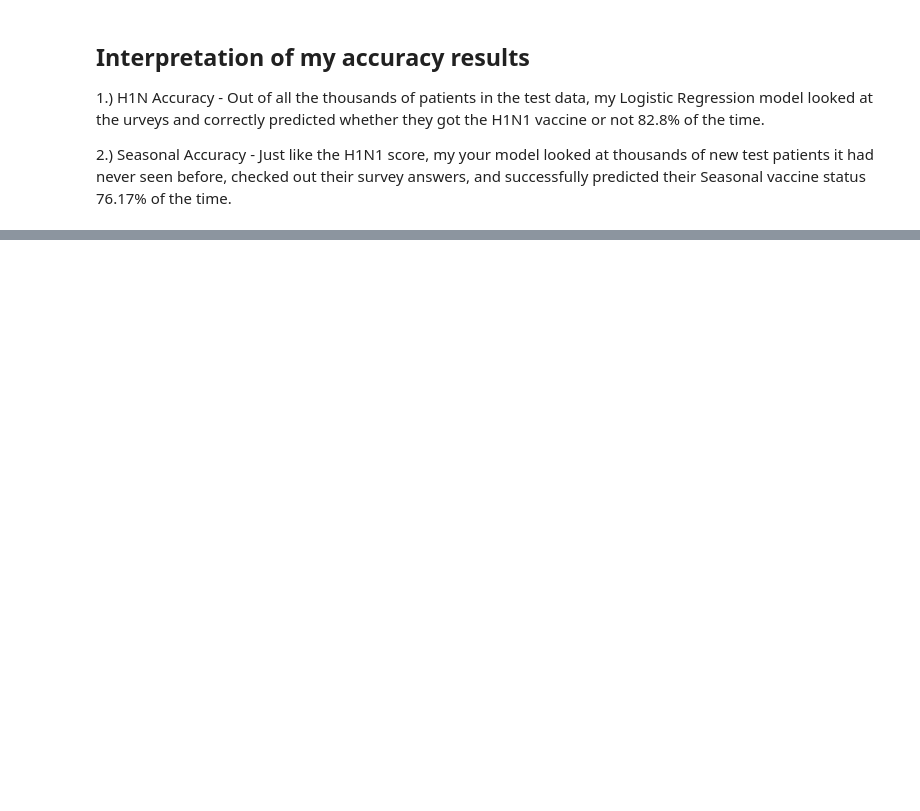
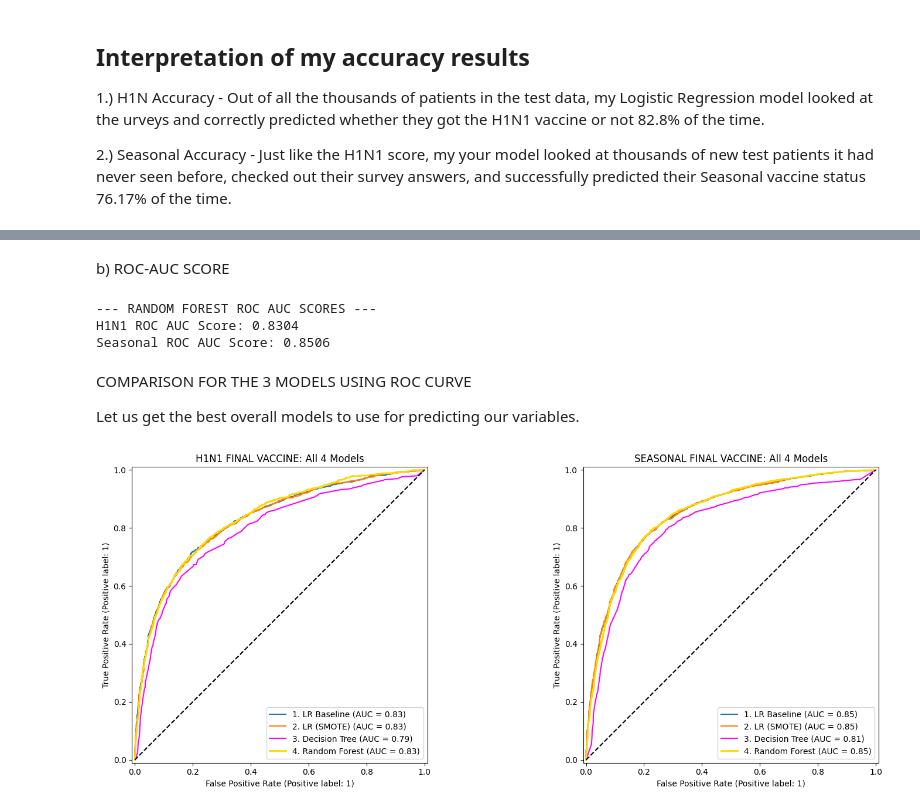
Before and after one commit to angelawachira-eng/H1N1_and_Seasonal_Flu_Vaccines---ML_Project, a Jupyter notebook: Vaccines_prediction_analysis.ipynb, the cells around one changed output, grey strips where cells are left out. Cells and saved outputs as stored; diff of their text form; code cells hidden in the pictures; blank space fills up the shorter version.

```diff
--- a/Vaccines_prediction_analysis.ipynb
+++ b/Vaccines_prediction_analysis.ipynb
@@ -774,0 +1296,8 @@ Name: proportion, dtype: float64
+# %%
+
+rf_h1n1 = RandomForestClassifier(n_estimators=100, max_depth=15, random_state=42)
+rf_h1n1.fit(X_train_h1n1_smoted, y_train_h1n1_smoted)
+
+
+rf_seasonal = RandomForestClassifier(n_estimators=100, max_depth=15, random_state=42)
+rf_seasonal.fit(X_train_scaled, y_train['seasonal_vaccine'])
@@ -774,0 +1378,42 @@ Name: proportion, dtype: float64
+# %% [markdown]
+b) ROC-AUC SCORE
+# %%
+from sklearn.metrics import roc_auc_score
+
+
+y_prob_rf_h1n1 = rf_h1n1.predict_proba(X_test_scaled)[:, 1]
+y_prob_rf_seas = rf_seasonal.predict_proba(X_test_scaled)[:, 1]
+
+
+print("--- RANDOM FOREST ROC AUC SCORES ---")
+print(f"H1N1 ROC AUC Score: {roc_auc_score(y_test_h1n1, y_prob_rf_h1n1):.4f}")
+print(f"Seasonal ROC AUC Score: {roc_auc_score(y_test['seasonal_vaccine'], y_prob_rf_seas):.4f}")
+# %% [output]
+--- RANDOM FOREST ROC AUC SCORES ---
+H1N1 ROC AUC Score: 0.8304
+Seasonal ROC AUC Score: 0.8506
+# %% [markdown]
+COMPARISON FOR THE 3 MODELS USING ROC CURVE
+
+Let us get the best overall models to use for predicting our variables.
+# %%
+
+fig, (ax1, ax2) = plt.subplots(1, 2, figsize=(16, 6))
+# --- LEFT GRAPH: H1N1 (All 4 Models) ---
+RocCurveDisplay.from_estimator(h1n1_base, X_test_scaled, y_test['h1n1_vaccine'], ax=ax1, name="1. LR Baseline")
+RocCurveDisplay.from_estimator(lr_h1n1, X_test_scaled, y_test['h1n1_vaccine'], ax=ax1, name="2. LR (SMOTE)")
+RocCurveDisplay.from_estimator(decision_tree_h1n1, X_test_scaled, y_test['h1n1_vaccine'], ax=ax1, name="3. Decision Tree", color="magenta")
+RocCurveDisplay.from_estimator(rf_h1n1, X_test_scaled, y_test['h1n1_vaccine'], ax=ax1, name="4. Random Forest", color="gold", linewidth=2)
+ax1.plot([0,1], [0,1], linestyle='--', color='black')
+ax1.set_title("H1N1 FINAL VACCINE: All 4 Models")
+# --- RIGHT GRAPH: SEASONAL (All 4 Models) ---
+RocCurveDisplay.from_estimator(seasonal_base, X_test_scaled, y_test['seasonal_vaccine'], ax=ax2, name="1. LR Baseline")
+RocCurveDisplay.from_estimator(lr_seasonal, X_test_scaled, y_test['seasonal_vaccine'], ax=ax2, name="2. LR (SMOTE)")
+RocCurveDisplay.from_estimator(decision_tree_seasonal, X_test_scaled, y_test['seasonal_vaccine'], ax=ax2, name="3. Decision Tree", color="magenta")
+RocCurveDisplay.from_estimator(rf_seasonal, X_test_scaled, y_test['seasonal_vaccine'], ax=ax2, name="4. Random Forest", color="gold", linewidth=2)
+ax2.plot([0,1], [0,1], linestyle='--', color='black')
+ax2.set_title("SEASONAL FINAL VACCINE: All 4 Models")
+plt.tight_layout()
+plt.show()
+# %% [output]
+[figure, added]
```
Also changed, not shown: parts of 102 cells of this notebook, 9 other files.
